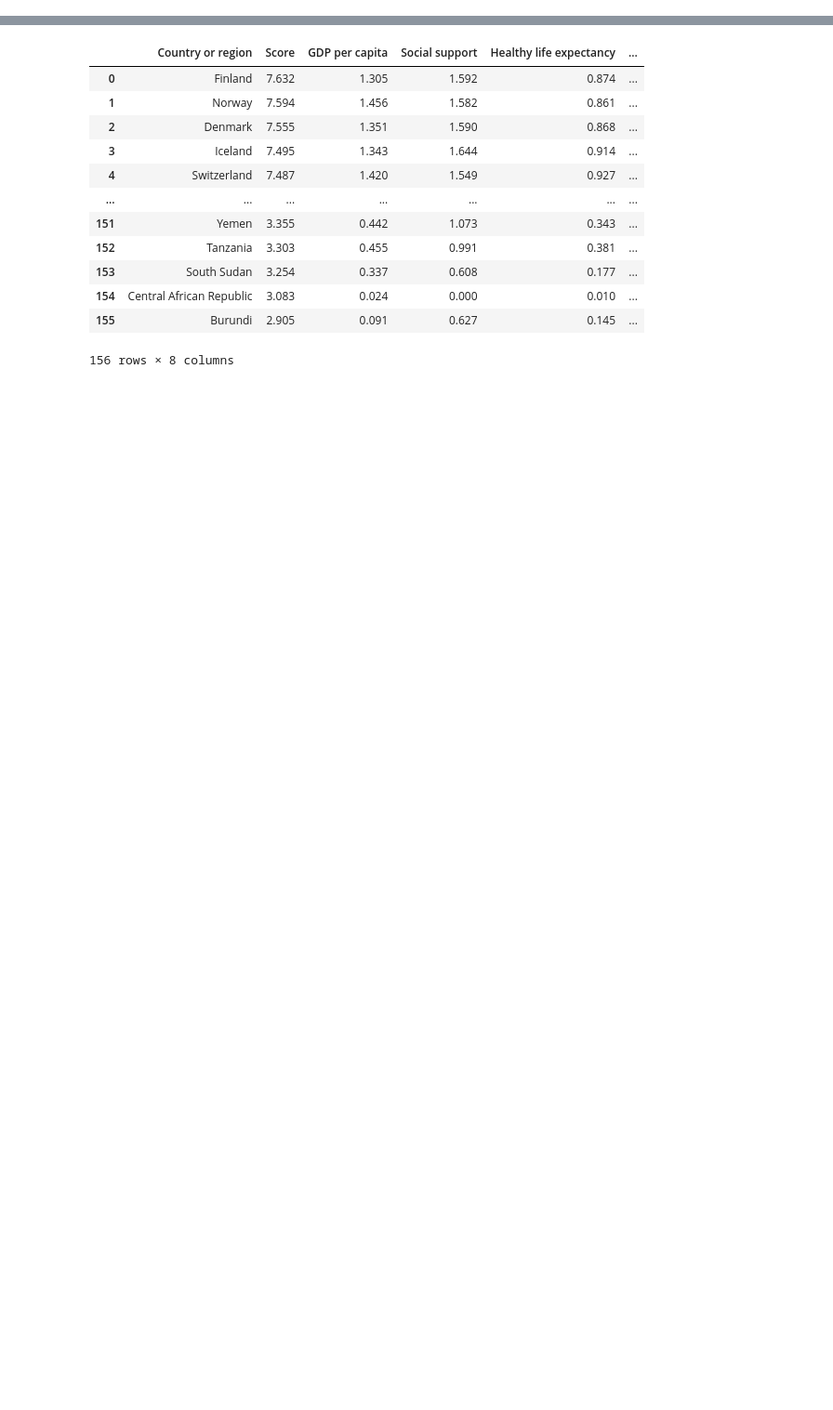
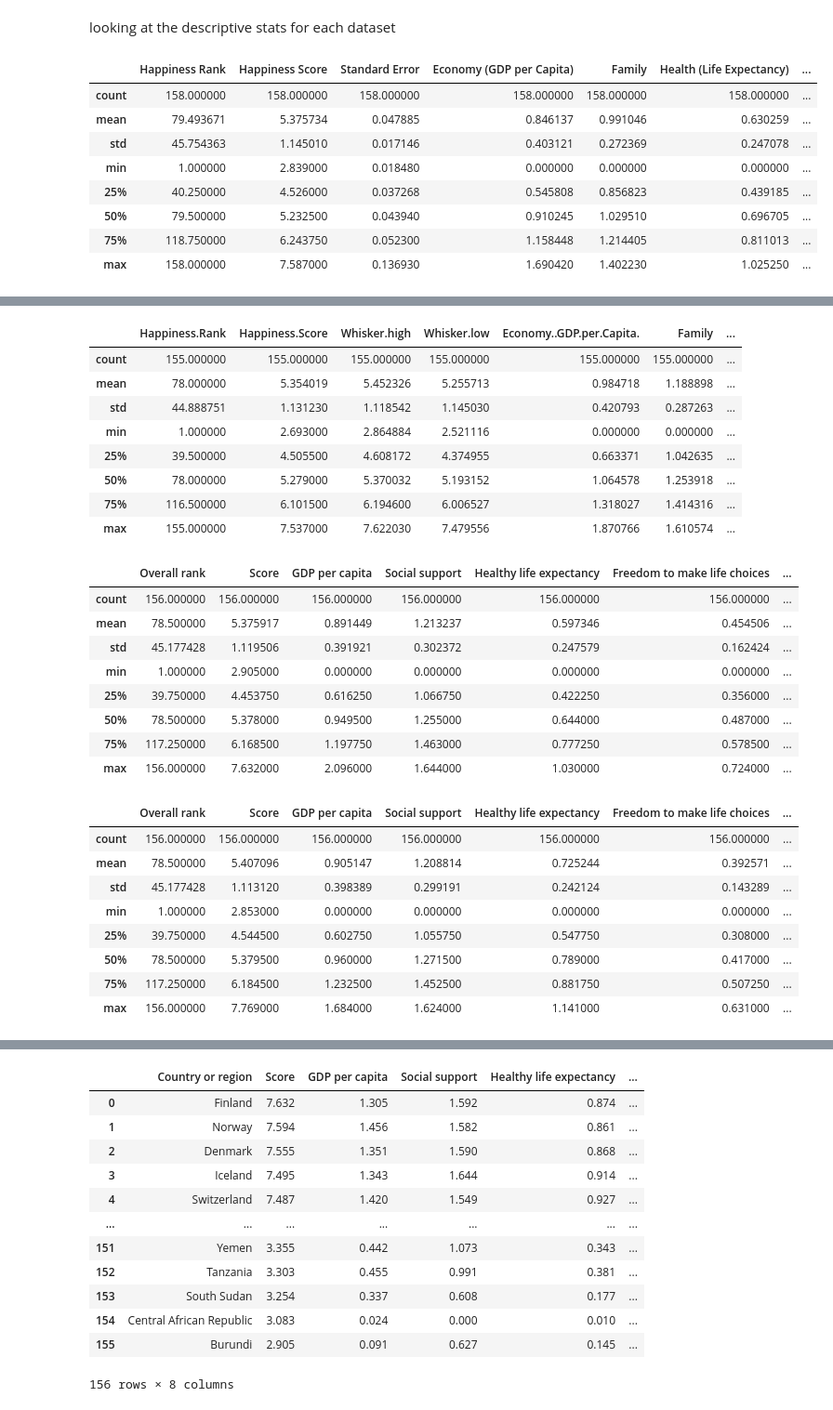
Before and after one commit to PhilSeim3/DataScienceBlog, a Jupyter notebook: Data Science Blog Workings - Happiness Index.ipynb, the cells around one changed output, grey strips where cells are left out. Shown: that part at 93% size. Cells and saved outputs as stored; diff of their text form; code cells hidden in the pictures; blank space fills up the shorter version.

```diff
--- a/Data Science Blog Workings - Happiness Index.ipynb
+++ b/Data Science Blog Workings - Happiness Index.ipynb
@@ -48,0 +79,18 @@ display(df_2019.head(2))
+# %% [markdown]
+looking at the descriptive stats for each dataset
+# %%
+display(df_2015.describe())
+display(df_2016.describe())
+display(df_2017.describe())
+display(df_2018.describe())
+display(df_2019.describe())
+# %% [output]
+|  | Happiness Rank | Happiness Score | Standard Error | Economy (GDP per Capita) | Family | Health (Life Expectancy) | ... |
+| count | 158.000000 | 158.000000 | 158.000000 | 158.000000 | 158.000000 | 158.000000 | ... |
+| mean | 79.493671 | 5.375734 | 0.047885 | 0.846137 | 0.991046 | 0.630259 | ... |
+| std | 45.754363 | 1.145010 | 0.017146 | 0.403121 | 0.272369 | 0.247078 | ... |
+| min | 1.000000 | 2.839000 | 0.018480 | 0.000000 | 0.000000 | 0.000000 | ... |
+| 25% | 40.250000 | 4.526000 | 0.037268 | 0.545808 | 0.856823 | 0.439185 | ... |
+| 50% | 79.500000 | 5.232500 | 0.043940 | 0.910245 | 1.029510 | 0.696705 | ... |
+| 75% | 118.750000 | 6.243750 | 0.052300 | 1.158448 | 1.214405 | 0.811013 | ... |
+| max | 158.000000 | 7.587000 | 0.136930 | 1.690420 | 1.402230 | 1.025250 | ... |
@@ -49 +106,28 @@ display(df_2019.head(2))
+|  | Happiness.Rank | Happiness.Score | Whisker.high | Whisker.low | Economy..GDP.per.Capita. | Family | ... |
+| count | 155.000000 | 155.000000 | 155.000000 | 155.000000 | 155.000000 | 155.000000 | ... |
+| mean | 78.000000 | 5.354019 | 5.452326 | 5.255713 | 0.984718 | 1.188898 | ... |
+| std | 44.888751 | 1.131230 | 1.118542 | 1.145030 | 0.420793 | 0.287263 | ... |
+| min | 1.000000 | 2.693000 | 2.864884 | 2.521116 | 0.000000 | 0.000000 | ... |
+| 25% | 39.500000 | 4.505500 | 4.608172 | 4.374955 | 0.663371 | 1.042635 | ... |
+| 50% | 78.000000 | 5.279000 | 5.370032 | 5.193152 | 1.064578 | 1.253918 | ... |
+| 75% | 116.500000 | 6.101500 | 6.194600 | 6.006527 | 1.318027 | 1.414316 | ... |
+| max | 155.000000 | 7.537000 | 7.622030 | 7.479556 | 1.870766 | 1.610574 | ... |
+|  | Overall rank | Score | GDP per capita | Social support | Healthy life expectancy | Freedom to make life choices | ... |
+| count | 156.000000 | 156.000000 | 156.000000 | 156.000000 | 156.000000 | 156.000000 | ... |
+| mean | 78.500000 | 5.375917 | 0.891449 | 1.213237 | 0.597346 | 0.454506 | ... |
+| std | 45.177428 | 1.119506 | 0.391921 | 0.302372 | 0.247579 | 0.162424 | ... |
+| min | 1.000000 | 2.905000 | 0.000000 | 0.000000 | 0.000000 | 0.000000 | ... |
+| 25% | 39.750000 | 4.453750 | 0.616250 | 1.066750 | 0.422250 | 0.356000 | ... |
+| 50% | 78.500000 | 5.378000 | 0.949500 | 1.255000 | 0.644000 | 0.487000 | ... |
+| 75% | 117.250000 | 6.168500 | 1.197750 | 1.463000 | 0.777250 | 0.578500 | ... |
+| max | 156.000000 | 7.632000 | 2.096000 | 1.644000 | 1.030000 | 0.724000 | ... |
+|  | Overall rank | Score | GDP per capita | Social support | Healthy life expectancy | Freedom to make life choices | ... |
+| count | 156.000000 | 156.000000 | 156.000000 | 156.000000 | 156.000000 | 156.000000 | ... |
+| mean | 78.500000 | 5.407096 | 0.905147 | 1.208814 | 0.725244 | 0.392571 | ... |
+| std | 45.177428 | 1.113120 | 0.398389 | 0.299191 | 0.242124 | 0.143289 | ... |
+| min | 1.000000 | 2.853000 | 0.000000 | 0.000000 | 0.000000 | 0.000000 | ... |
+| 25% | 39.750000 | 4.544500 | 0.602750 | 1.055750 | 0.547750 | 0.308000 | ... |
+| 50% | 78.500000 | 5.379500 | 0.960000 | 1.271500 | 0.789000 | 0.417000 | ... |
+| 75% | 117.250000 | 6.184500 | 1.232500 | 1.452500 | 0.881750 | 0.507250 | ... |
+| max | 156.000000 | 7.769000 | 1.684000 | 1.624000 | 1.141000 | 0.631000 | ... |
 # %% [markdown]
```
Also changed, not shown: parts of 31 cells of this notebook.
